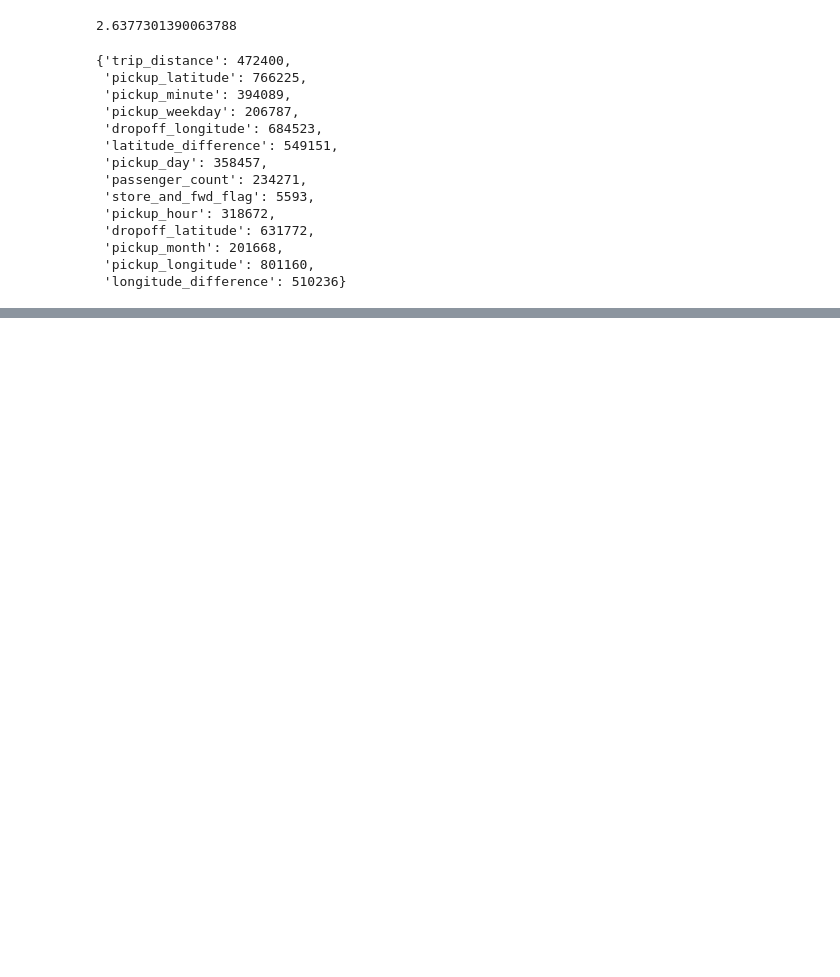
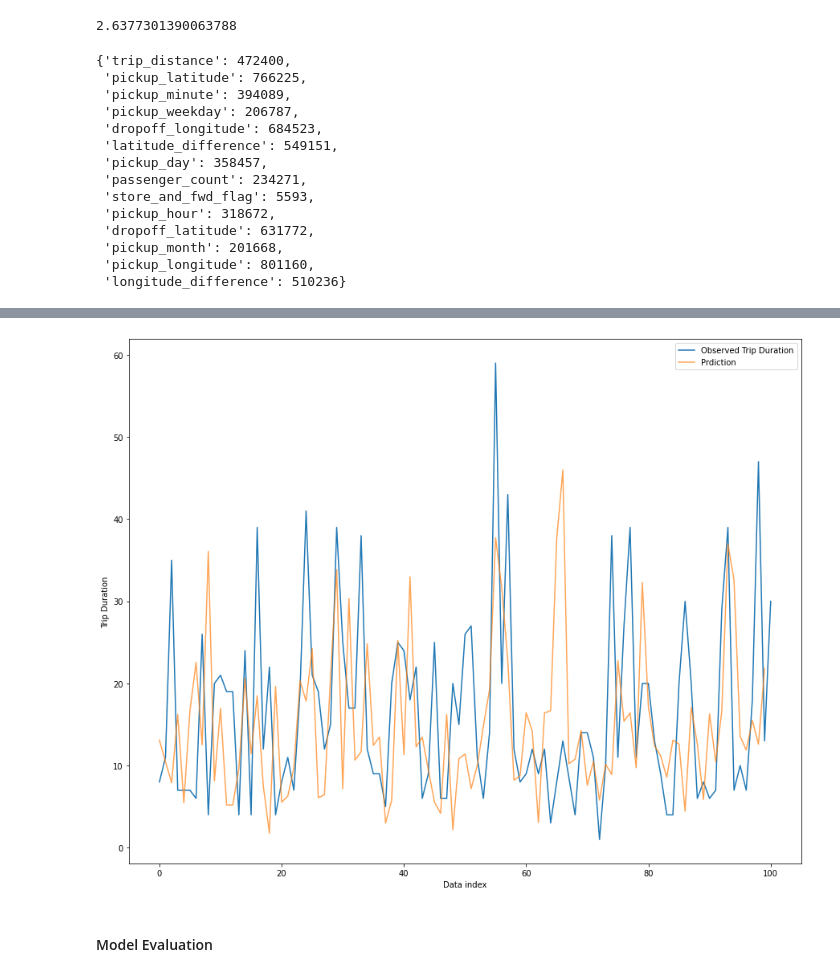
Before and after one commit to moonrabbit29/Travel-time-optimizer, a Jupyter notebook: Training Data.ipynb, the cells around one changed output, grey strips where cells are left out. Drawn from its saved outputs; the diff is of its cells as text; code cells hidden in the pictures; blank space fills up the shorter version.

Commit message:
feat: comparing observed time in data set with ml prediction

```diff
--- a/Training Data.ipynb
+++ b/Training Data.ipynb
@@ -396,0 +416,14 @@ pickle.dump(gbm, open(filename, 'wb'))
+# %%
+pred_frame= pd.DataFrame(data=pred)
+plt.figure(figsize=(15,12))
+ax = y.iloc[0:100].plot(label='Observed Trip Duration')
+plt.plot(pred_frame[0].iloc[0:100],label='Prdiction',alpha=.7)
+
+ax.set_xlabel('Data index')
+ax.set_ylabel('Trip Duration')
+plt.legend()
+plt.show()
+# %% [output]
+[figure, added]
+# %% [markdown]
+#### Model Evaluation
```
Also changed, not shown: parts of 18 cells of this notebook.
